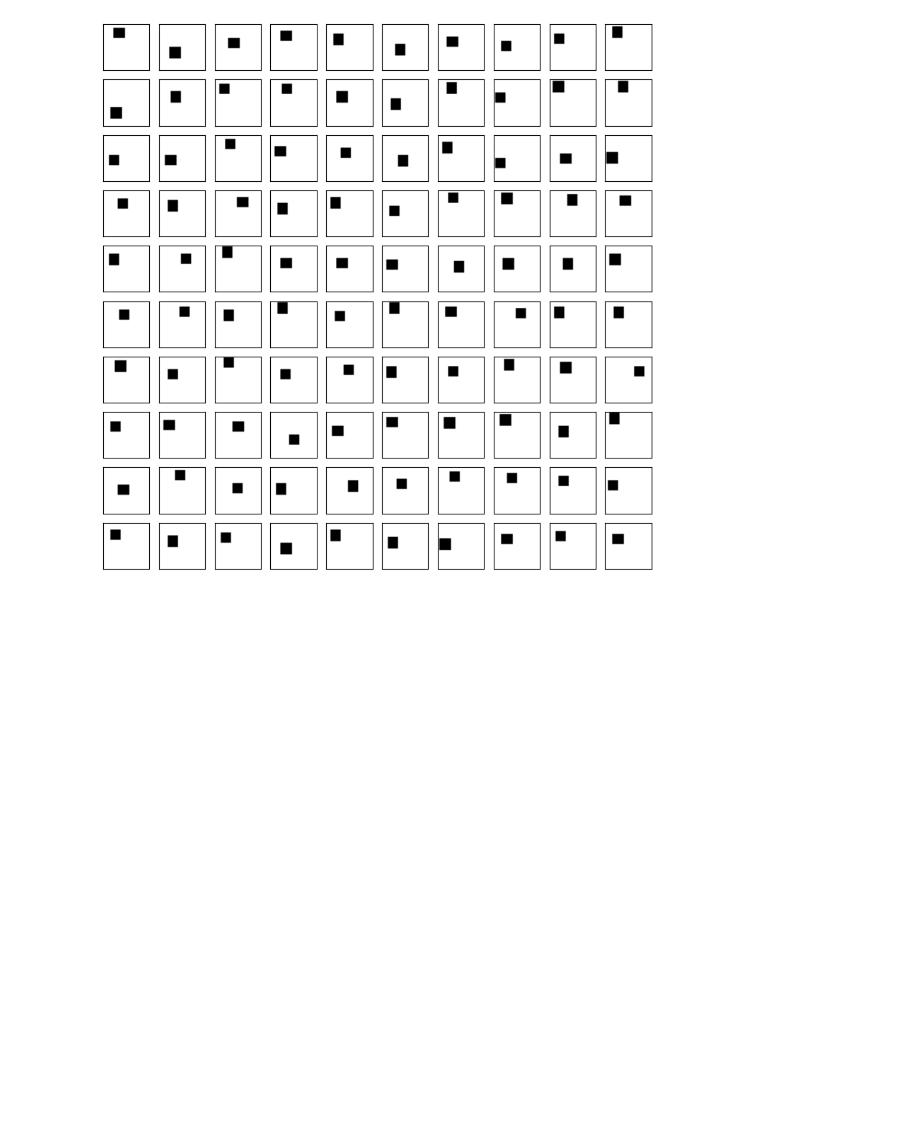
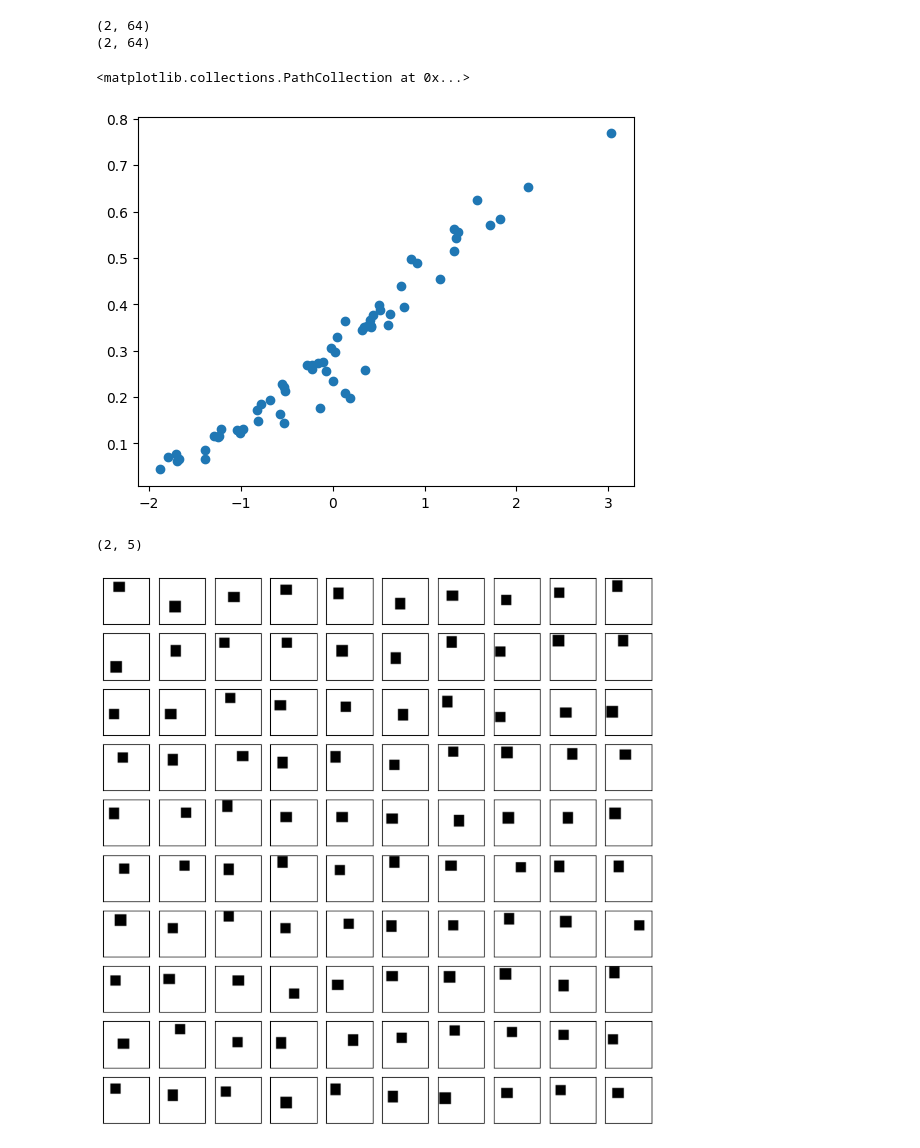
Before and after one commit to AdirTuval/vae-lab-project, a Jupyter notebook: mynotebook.ipynb, the cells around one changed output. Saved outputs shown, nothing was run; the diff lists cells and outputs as text; code cells hidden in the pictures; blank space fills up the shorter version.

```diff
--- a/mynotebook.ipynb
+++ b/mynotebook.ipynb
@@ -41,3 +53,28 @@ np.save('shapes_32x32_10000.npy', dataset)
+# %%
+latents = res["latents"].permute(1, 0).detach().cpu().numpy()
+sources = sources[:64].T
+print(latents.shape)
+print(sources.shape)
+# %% [output]
+(2, 64)
+(2, 64)
+# %%
+curr_mcc, corr_sort, sort_idx, latents = mcc(latents, sources)
+# plt.scatter(latents[:, 1], sources[:, 0])
+# %%
+plt.scatter(latents[1, :], sources[1, :])
+# %% [output]
+<matplotlib.collections.PathCollection at 0x...>
+[figure, added]
+# %%
+t = np.random.randn(2, 2)
+a = np.random.randn(2, 3)
+
+# Stack them together
+b = np.hstack((t, a))
+b.shape
+# %% [output]
+(2, 5)
 # %%
 # Define the grid size
 grid_size = 10
```
Also changed, not shown: parts of 9 cells of this notebook, 7 other files.
